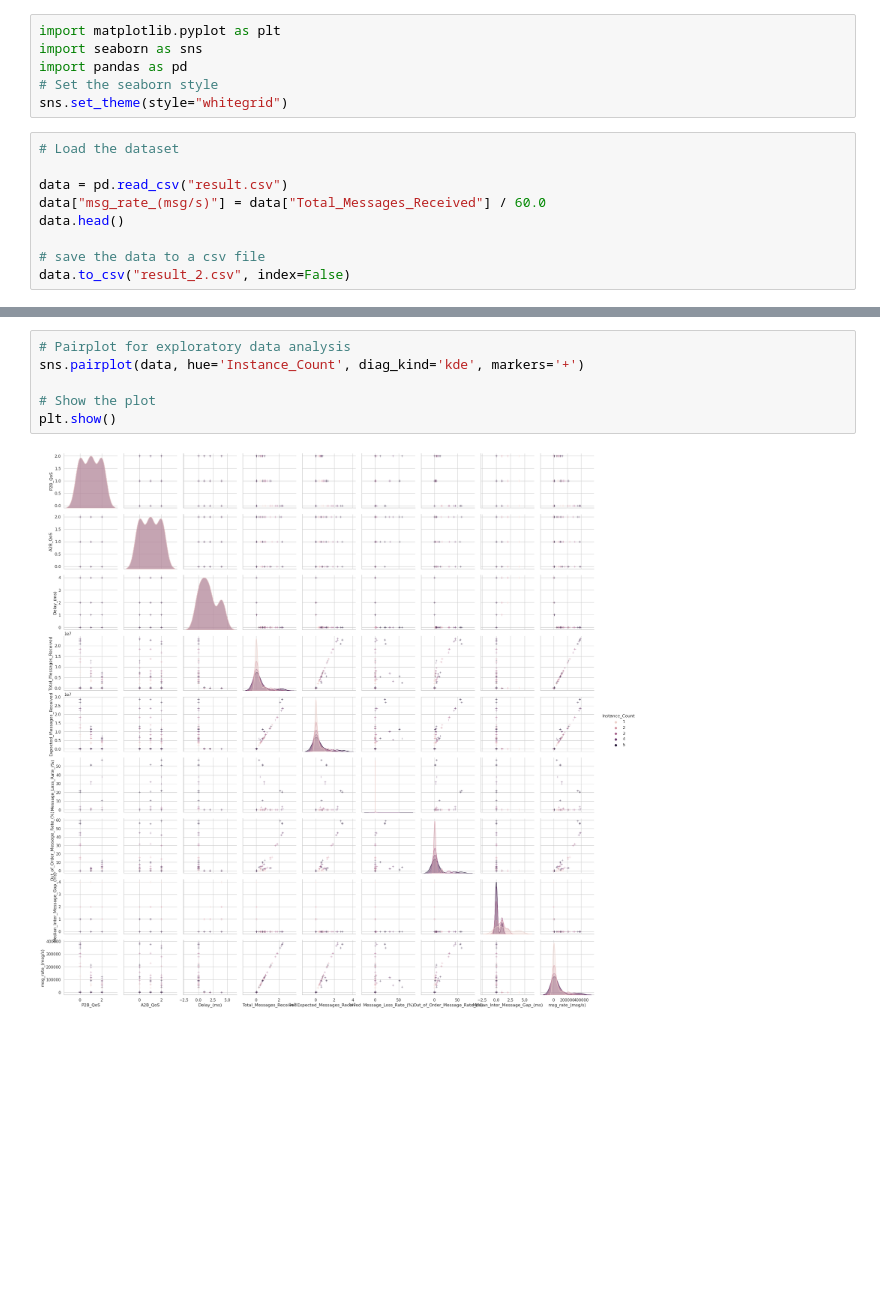
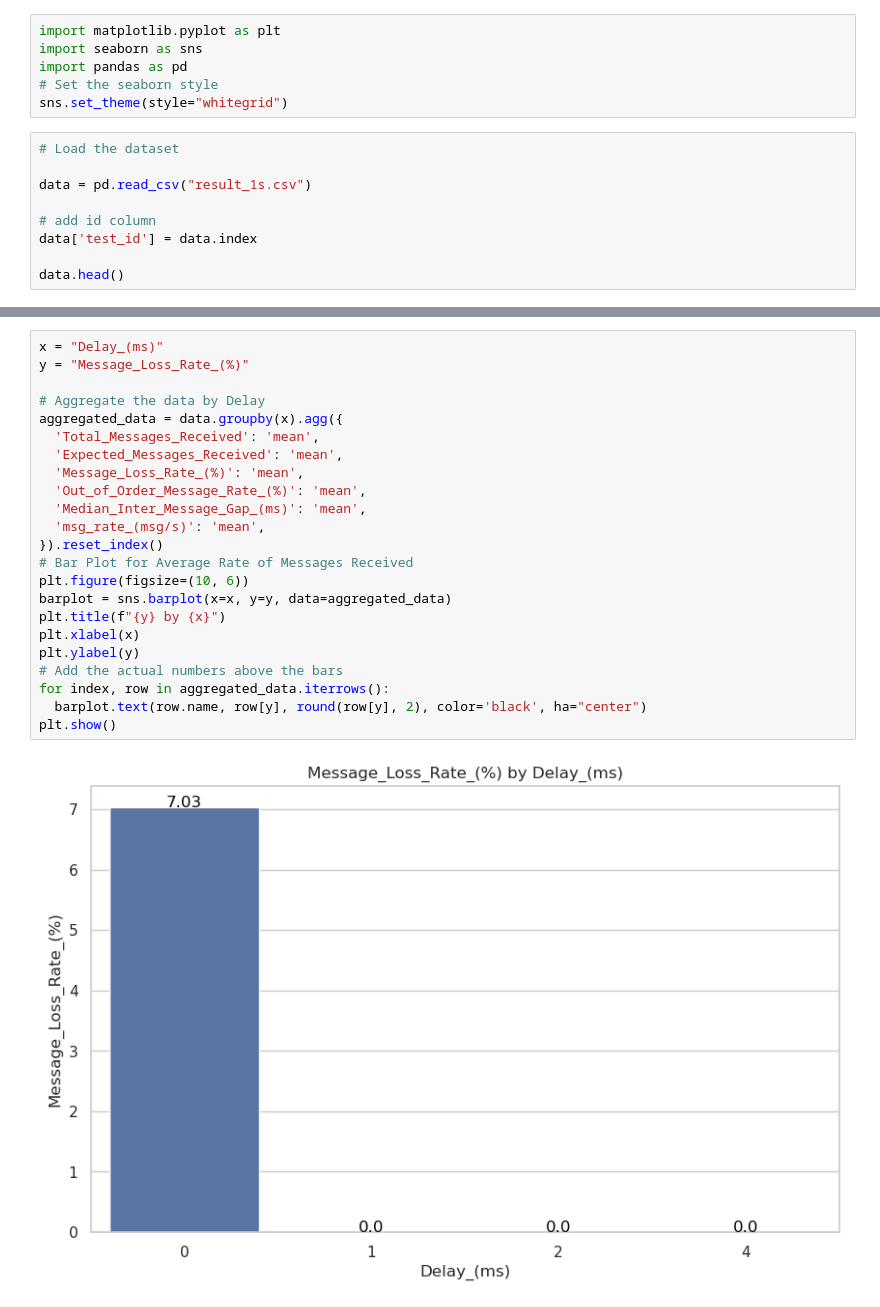
Before and after one commit to jrmhx/mqtt, a Jupyter notebook: data/analysis.ipynb, the cells around one changed output, grey strips where cells are left out. Drawn from its saved outputs; the diff is of its cells as text; blank space fills up the shorter version.

```diff
--- a/data/analysis.ipynb
+++ b/data/analysis.ipynb
@@ -7,9 +7,9 @@ sns.set_theme(style="whitegrid")
 # %%
 # Load the dataset
 
-data = pd.read_csv("result.csv")
-data["msg_rate_(msg/s)"] = data["Total_Messages_Received"] / 60.0
+data = pd.read_csv("result_1s.csv")
+
+# add id column
+data['test_id'] = data.index
+
 data.head()
-
-# save the data to a csv file
-data.to_csv("result_2.csv", index=False)
@@ -132,8 +247,25 @@ plt.show()
 # %%
-# Pairplot for exploratory data analysis
-sns.pairplot(data, hue='Instance_Count', diag_kind='kde', markers='+')
+x = "Delay_(ms)"
+y = "Message_Loss_Rate_(%)"
 
-# Show the plot
+# Aggregate the data by Delay
+aggregated_data = data.groupby(x).agg({
+  'Total_Messages_Received': 'mean',
+  'Expected_Messages_Received': 'mean',
+  'Message_Loss_Rate_(%)': 'mean',
+  'Out_of_Order_Message_Rate_(%)': 'mean',
+  'Median_Inter_Message_Gap_(ms)': 'mean',
+  'msg_rate_(msg/s)': 'mean',
+}).reset_index()
+# Bar Plot for Average Rate of Messages Received
+plt.figure(figsize=(10, 6))
+barplot = sns.barplot(x=x, y=y, data=aggregated_data)
+plt.title(f"{y} by {x}")
+plt.xlabel(x)
+plt.ylabel(y)
+# Add the actual numbers above the bars
+for index, row in aggregated_data.iterrows():
+  barplot.text(row.name, row[y], round(row[y], 2), color='black', ha="center")
 plt.show()
 # %% [output]
-[figure, old version]
+[figure, new version]
```
Also changed, not shown: parts of 10 cells of this notebook, 5 other files.
